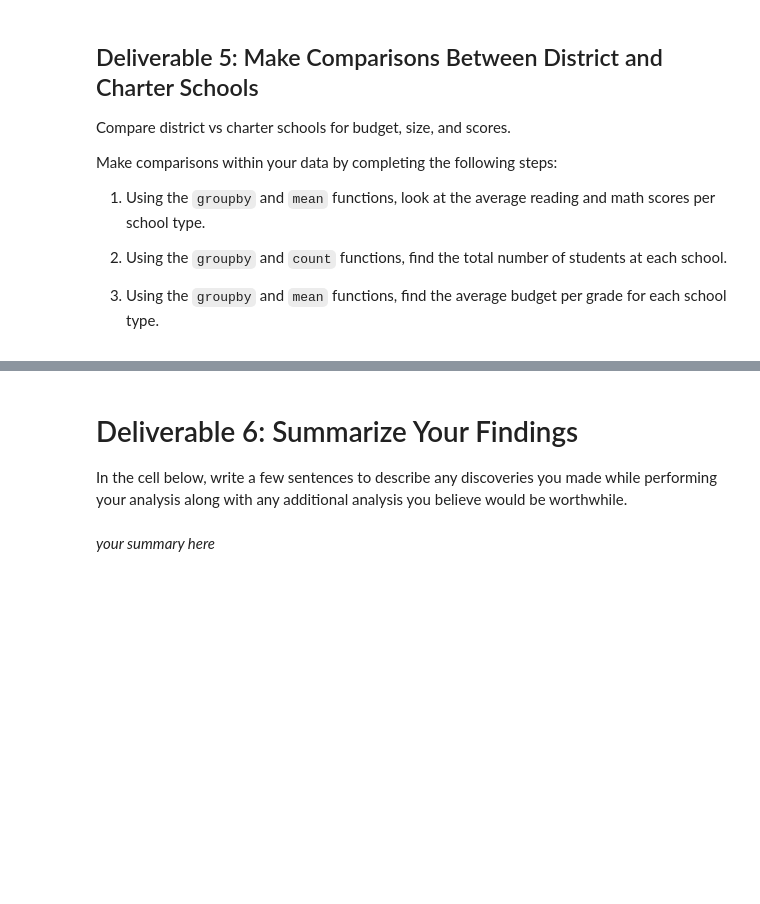
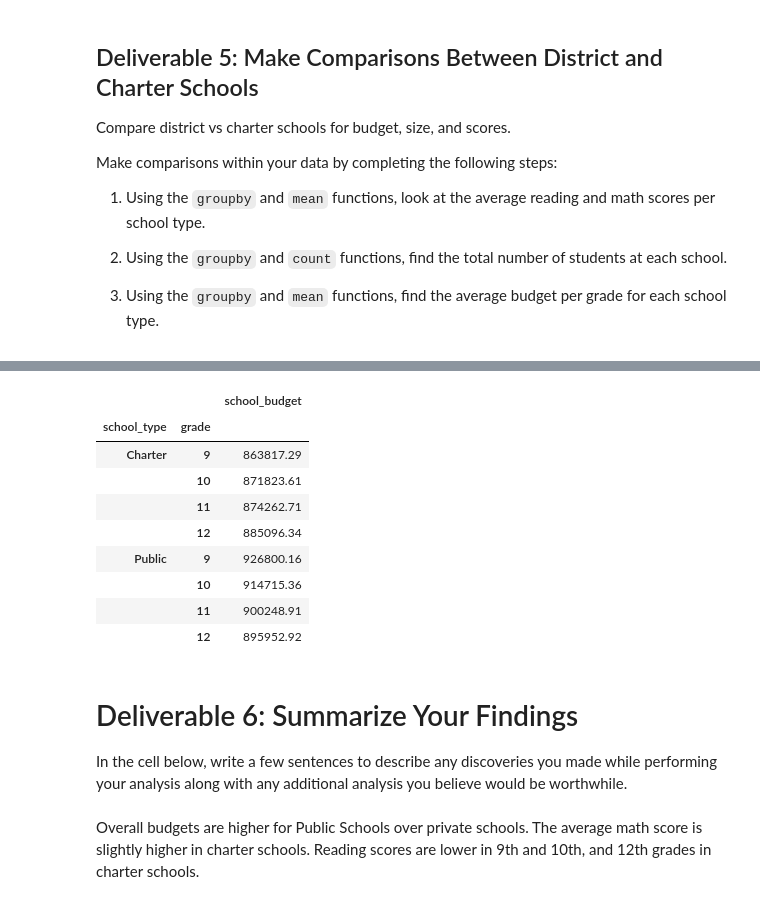
Before and after one commit to kevenewe/School_District_Analysis, a Jupyter notebook: Unsolved/Student_Data_Challenge_Starter_Code.ipynb, the cells around one changed output, grey strips where cells are left out. Saved outputs shown, nothing was run; the diff lists cells and outputs as text; code cells hidden in the pictures; blank space fills up the shorter version.

```diff
--- a/Unsolved/Student_Data_Challenge_Starter_Code.ipynb
+++ b/Unsolved/Student_Data_Challenge_Starter_Code.ipynb
@@ -290,7 +329,20 @@ mean_scores_by_school.loc[:, ['reading_score', 'math_score']]
 # %%
-#Using the groupby and mean functions, find the average budger per grade for each school type
+#Using the groupby and mean functions, find the average budget per grade for each school type
+mean_budget_school_type = student_df.groupby(["school_type",'grade']).mean().round(2)
+mean_budget_school_type.loc[:,['school_budget']]
+# %% [output]
+|  |  | school_budget |
+| school_type | grade |  |
+| Charter | 9 | 863817.29 |
+|  | 10 | 871823.61 |
+|  | 11 | 874262.71 |
+|  | 12 | 885096.34 |
+| Public | 9 | 926800.16 |
+|  | 10 | 914715.36 |
+|  | 11 | 900248.91 |
+|  | 12 | 895952.92 |
 # %% [markdown]
 # Deliverable 6: Summarize Your Findings
 In the cell below, write a few sentences to describe any discoveries you made while performing your analysis along with any additional analysis you believe would be worthwhile.
 # %% [markdown]
-*your summary here*
+Overall budgets are higher for Public Schools over private schools. The average math score is slightly higher in charter schools. Reading scores are lower in 9th and 10th, and 12th grades in charter schools.
```
Also changed, not shown: parts of 3 cells of this notebook, 1 other file.
